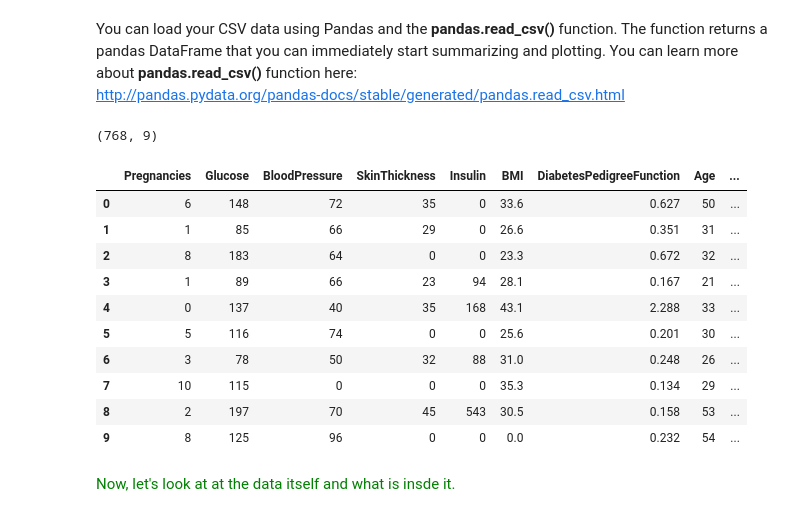
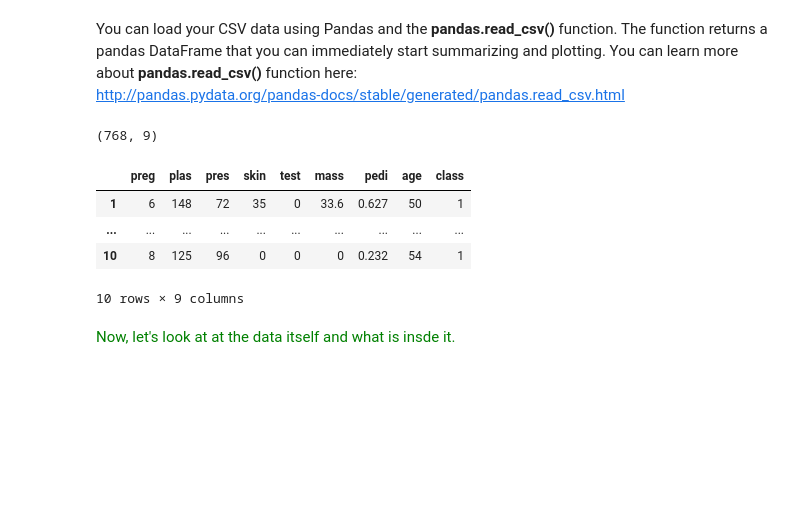
Before and after one commit to RahmanPeimankar/aml-sdu-f25, a Jupyter notebook: Lecture 2/aml_2_python_basics.ipynb, the cells around one changed output. Drawn from its saved outputs; the diff is of its cells as text; code cells hidden in the pictures; blank space fills up the shorter version.

```diff
--- a/Lecture 2/aml_2_python_basics.ipynb
+++ b/Lecture 2/aml_2_python_basics.ipynb
@@ -511,23 +509,18 @@ http://pandas.pydata.org/pandas-docs/stable/generated/pandas.read_csv.html
 # %%
 from pandas import read_csv
 filename = 'diabetes.csv'
-# colNmaes = ['preg', 'plas', 'pres', 'skin', 'test', 'mass', 'pedi', 'age', 'class']
-data = read_csv(filename)
-print(data.shape)
-data.head(10)
+colNmaes = ['preg', 'plas', 'pres', 'skin', 'test', 'mass', 'pedi', 'age', 'class']
+data = read_csv(filename, names=colNmaes)
+data_new = data.drop(0)
+print(data_new.shape)
+data_new.head(10)
 # %% [output]
 (768, 9)
-|  | Pregnancies | Glucose | BloodPressure | SkinThickness | Insulin | BMI | DiabetesPedigreeFunction | Age | ... |
-| 0 | 6 | 148 | 72 | 35 | 0 | 33.6 | 0.627 | 50 | ... |
-| 1 | 1 | 85 | 66 | 29 | 0 | 26.6 | 0.351 | 31 | ... |
-| 2 | 8 | 183 | 64 | 0 | 0 | 23.3 | 0.672 | 32 | ... |
-| 3 | 1 | 89 | 66 | 23 | 94 | 28.1 | 0.167 | 21 | ... |
-| 4 | 0 | 137 | 40 | 35 | 168 | 43.1 | 2.288 | 33 | ... |
-| 5 | 5 | 116 | 74 | 0 | 0 | 25.6 | 0.201 | 30 | ... |
-| 6 | 3 | 78 | 50 | 32 | 88 | 31.0 | 0.248 | 26 | ... |
-| 7 | 10 | 115 | 0 | 0 | 0 | 35.3 | 0.134 | 29 | ... |
-| 8 | 2 | 197 | 70 | 45 | 543 | 30.5 | 0.158 | 53 | ... |
-| 9 | 8 | 125 | 96 | 0 | 0 | 0.0 | 0.232 | 54 | ... |
+|  | preg | plas | pres | skin | test | mass | pedi | age | class |
+| 1 | 6 | 148 | 72 | 35 | 0 | 33.6 | 0.627 | 50 | 1 |
+| ... | ... | ... | ... | ... | ... | ... | ... | ... | ... |
+| 10 | 8 | 125 | 96 | 0 | 0 | 0 | 0.232 | 54 | 1 |
+10 rows × 9 columns
 # %% [markdown]
 <font color='green'>Now, let's look at at the data itself and what is insde it.
 # %% [markdown]
```
Also changed, not shown: parts of 13 cells of this notebook, 29 other files.
